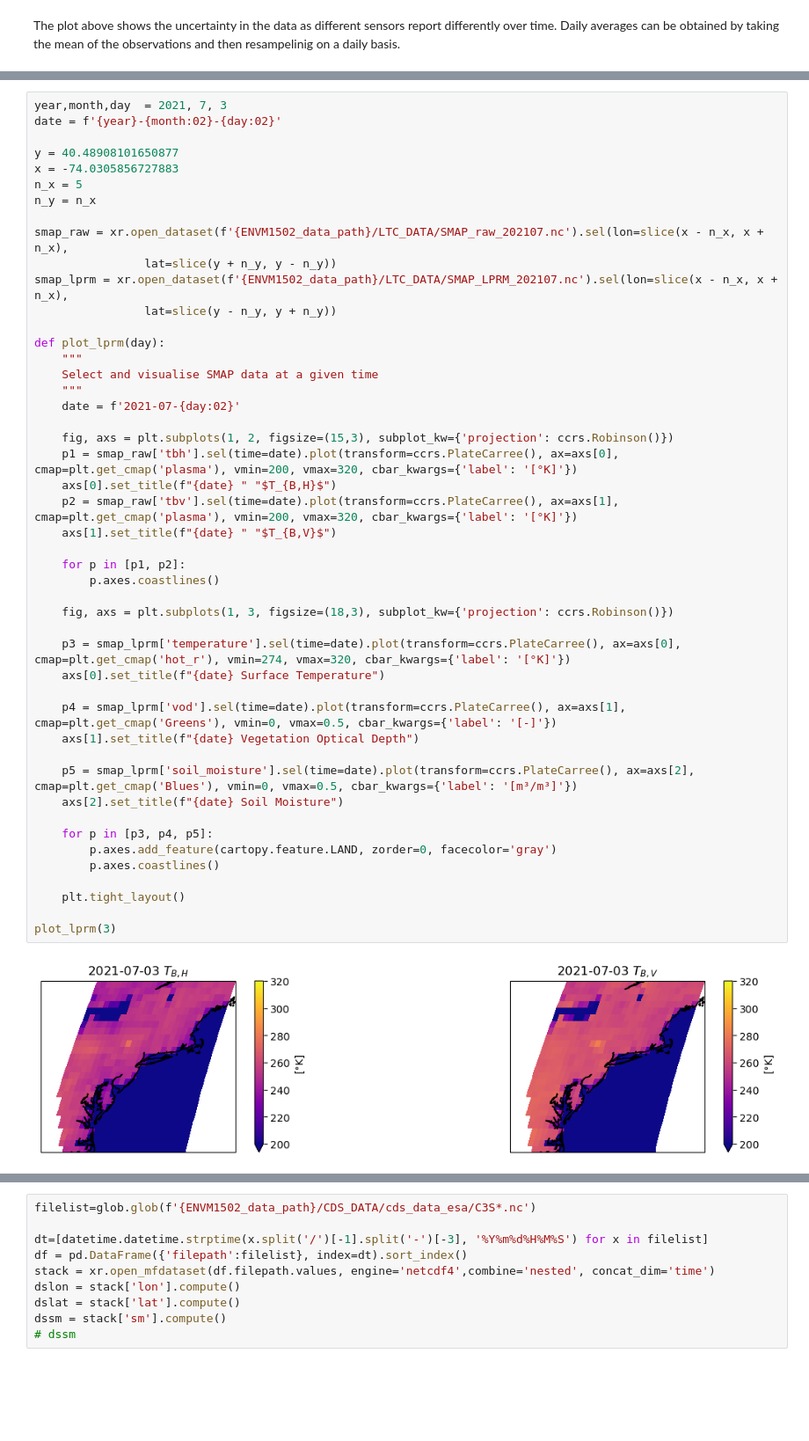
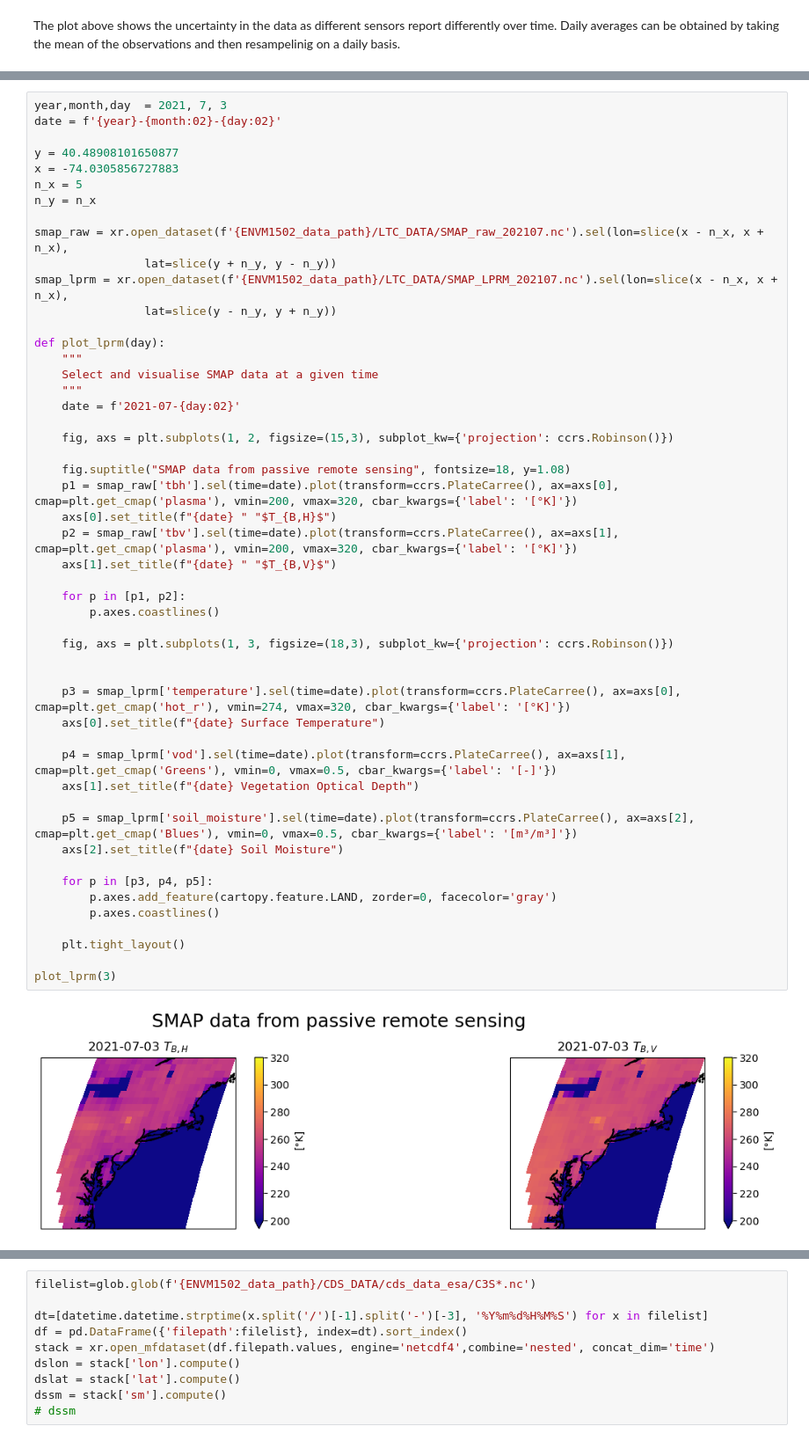
Before and after one commit to Daafip/ENVM1502-Catchment-model, a Jupyter notebook: Python files/2.3.Moisture.ipynb, the cells around one changed output, grey strips where cells are left out. Shown at 88% size. Cells and saved outputs as stored; diff of their text form; blank space fills up the shorter version.

```diff
--- a/Python files/2.3.Moisture.ipynb
+++ b/Python files/2.3.Moisture.ipynb
@@ -139,32 +144,35 @@ def plot_lprm(day):
     date = f'2021-07-{day:02}'
 
     fig, axs = plt.subplots(1, 2, figsize=(15,3), subplot_kw={'projection': ccrs.Robinson()})
+
+    fig.suptitle("SMAP data from passive remote sensing", fontsize=18, y=1.08)
     p1 = smap_raw['tbh'].sel(time=date).plot(transform=ccrs.PlateCarree(), ax=axs[0],  cmap=plt.get_cmap('plasma'), vmin=200, vmax=320, cbar_kwargs={'label': '[°K]'})
     axs[0].set_title(f"{date} " "$T_{B,H}$")
     p2 = smap_raw['tbv'].sel(time=date).plot(transform=ccrs.PlateCarree(), ax=axs[1],  cmap=plt.get_cmap('plasma'), vmin=200, vmax=320, cbar_kwargs={'label': '[°K]'})
     axs[1].set_title(f"{date} " "$T_{B,V}$")
 
     for p in [p1, p2]:
         p.axes.coastlines()
 
     fig, axs = plt.subplots(1, 3, figsize=(18,3), subplot_kw={'projection': ccrs.Robinson()})
+
 
     p3 = smap_lprm['temperature'].sel(time=date).plot(transform=ccrs.PlateCarree(), ax=axs[0], cmap=plt.get_cmap('hot_r'), vmin=274, vmax=320, cbar_kwargs={'label': '[°K]'})
     axs[0].set_title(f"{date} Surface Temperature")
 
     p4 = smap_lprm['vod'].sel(time=date).plot(transform=ccrs.PlateCarree(), ax=axs[1], cmap=plt.get_cmap('Greens'), vmin=0, vmax=0.5, cbar_kwargs={'label': '[-]'})
     axs[1].set_title(f"{date} Vegetation Optical Depth")
 
     p5 = smap_lprm['soil_moisture'].sel(time=date).plot(transform=ccrs.PlateCarree(), ax=axs[2], cmap=plt.get_cmap('Blues'), vmin=0, vmax=0.5, cbar_kwargs={'label': '[m³/m³]'})
     axs[2].set_title(f"{date} Soil Moisture")
 
     for p in [p3, p4, p5]:
         p.axes.add_feature(cartopy.feature.LAND, zorder=0, facecolor='gray')
         p.axes.coastlines()
 
     plt.tight_layout()
 
 plot_lprm(3)
 # %% [output]
-[figure, old version]
+[figure, new version]
 [figure]
```
Also changed, not shown: parts of 18 cells of this notebook, 4 other files.
